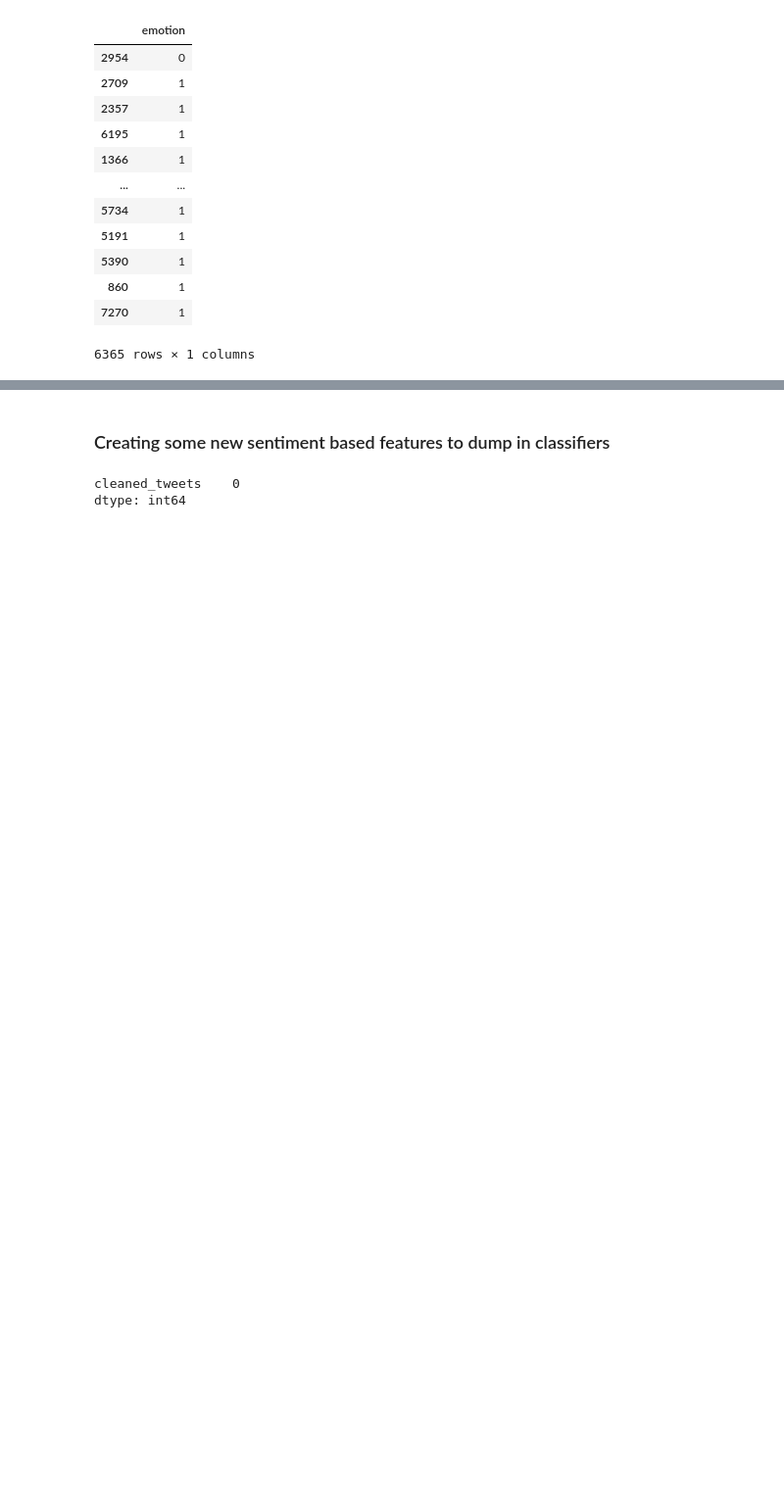
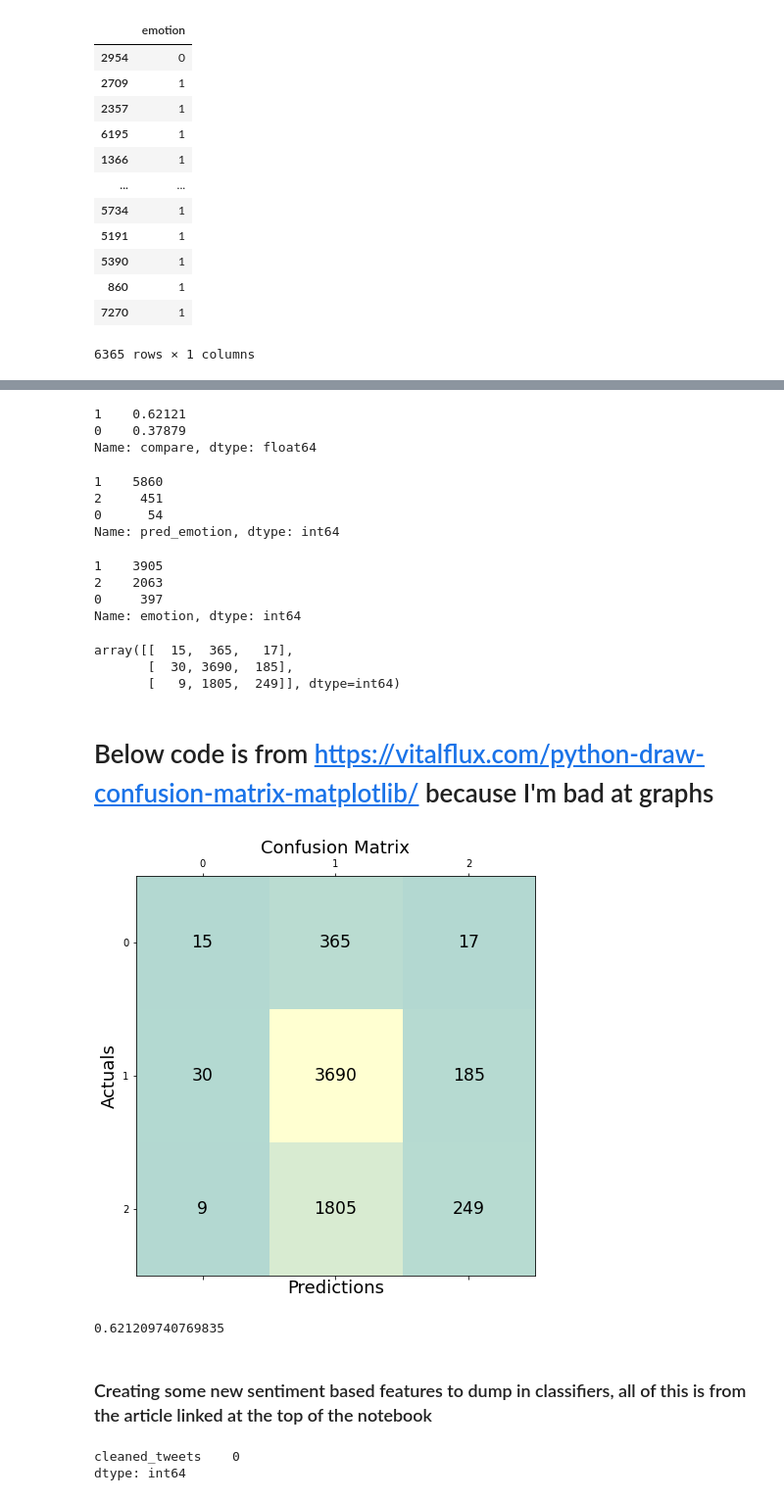
Before and after one commit to AJMarshall-25/Tweet_NLP_Project, a Jupyter notebook: notebooks/Alex/111621_Modeling_Test.ipynb, the cells around one changed output, grey strips where cells are left out. Shown at 98% size. Saved outputs shown, nothing was run; the diff lists cells and outputs as text; code cells hidden in the pictures; blank space fills up the shorter version.

```diff
--- a/notebooks/Alex/111621_Modeling_Test.ipynb
+++ b/notebooks/Alex/111621_Modeling_Test.ipynb
@@ -257,0 +338,4 @@ Name: compare, dtype: float64
+# %%
+frames = [y_train_multi_class, y_preds_multi]
+# %%
+results_multi = pd.concat(frames, axis=1)
@@ -257,0 +374,4 @@ Name: compare, dtype: float64
+# %%
+results_multi['compare'] = (results_multi.emotion == results_multi.pred_emotion).astype('uint8')
+
+results_multi
@@ -257,0 +392,20 @@ Name: compare, dtype: float64
+# %%
+results_multi['compare'].value_counts(normalize=True)
+# %% [output]
+1    0.62121
+0    0.37879
+Name: compare, dtype: float64
+# %%
+results_multi['pred_emotion'].value_counts()
+# %% [output]
+1    5860
+2     451
+0      54
+Name: pred_emotion, dtype: int64
+# %%
+results_multi['emotion'].value_counts()
+# %% [output]
+1    3905
+2    2063
+0     397
+Name: emotion, dtype: int64
@@ -258,5 +416,32 @@ Name: compare, dtype: float64
+# %%
+conf_matrix = confusion_matrix(results_multi['emotion'], results_multi['pred_emotion'])
+# %%
+conf_matrix
+# %% [output]
+array([[  15,  365,   17],
+       [  30, 3690,  185],
+       [   9, 1805,  249]], dtype=int64)
+# %% [markdown]
+# Below code is from https://vitalflux.com/python-draw-confusion-matrix-matplotlib/ because I'm bad at graphs
+# %%
+fig, ax = plt.subplots(figsize=(7.5, 7.5))
+ax.matshow(conf_matrix, cmap='summer', alpha=0.3)
+for i in range(conf_matrix.shape[0]):
+    for j in range(conf_matrix.shape[1]):
+        ax.text(x=j, y=i,s=conf_matrix[i, j], va='center', ha='center', size='xx-large')
+
+plt.xlabel('Predictions', fontsize=18)
+plt.ylabel('Actuals', fontsize=18)
+plt.title('Confusion Matrix', fontsize=18)
+plt.show()
+# %% [output]
+[figure, added]
+# %%
+(15+3690+249)/len(y_train)
+# %% [output]
+0.621209740769835
 # %% [markdown]
-### Creating some new sentiment based features to dump in classifiers
+### Creating some new sentiment based features to dump in classifiers, all of this is from the article linked at the top of the notebook
 # %%
 def extract_features(text: str) -> bool:
     features = dict()
```
Also changed, not shown: parts of 32 cells of this notebook.
